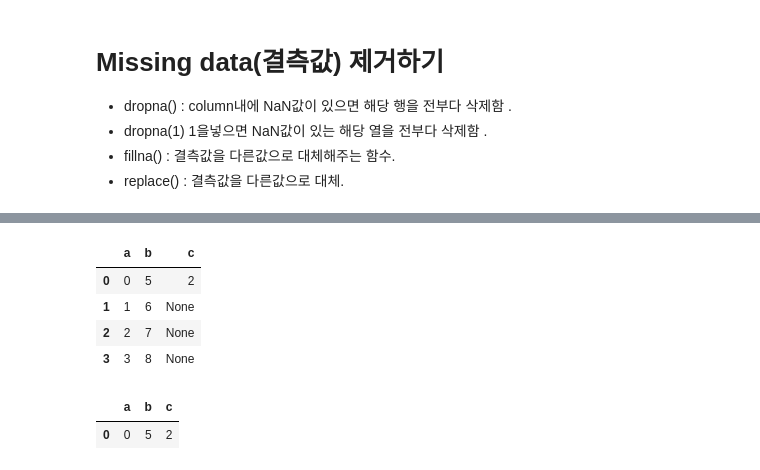
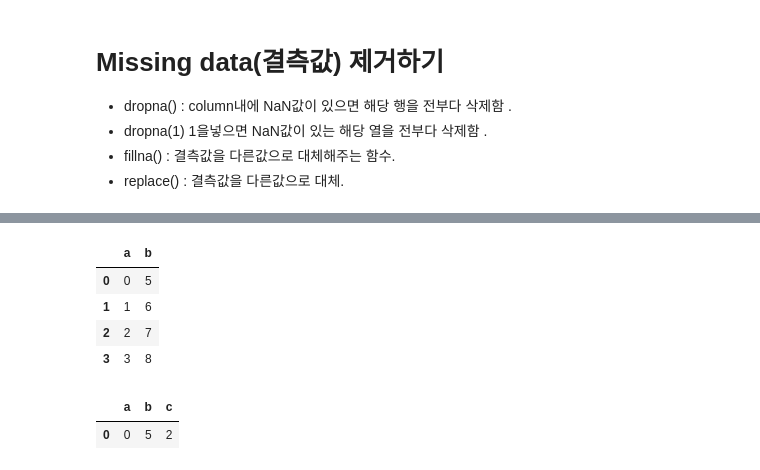
Before and after one commit to rlfwo93/machine-learning, a Jupyter notebook: pandas.ipynb, the cells around one changed output, grey strips where cells are left out. Cells and saved outputs as stored; diff of their text form; code cells hidden in the pictures.

```diff
--- a/pandas.ipynb
+++ b/pandas.ipynb
@@ -680,12 +680,12 @@ md.dropna()
 # %%
-md.dropna()
+md.dropna(1)
 # 결측값이 있는 모든 열을 삭제함
 # %% [output]
-|  | a | b | c |
-| 0 | 0 | 5 | 2 |
-| 1 | 1 | 6 | None |
-| 2 | 2 | 7 | None |
-| 3 | 3 | 8 | None |
+|  | a | b |
+| 0 | 0 | 5 |
+| 1 | 1 | 6 |
+| 2 | 2 | 7 |
+| 3 | 3 | 8 |
 # %%
 md.dropna(thresh = 3)
 # thresh = 3 는  실측값이 3미만인 열을 지운다는 것.
```
Also changed, not shown: parts of 3 cells of this notebook.
